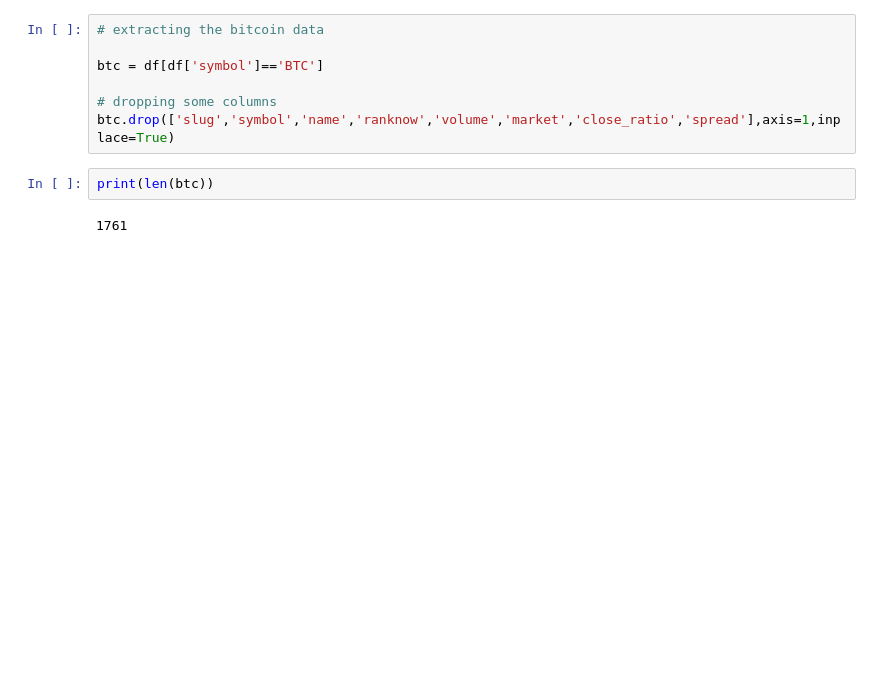
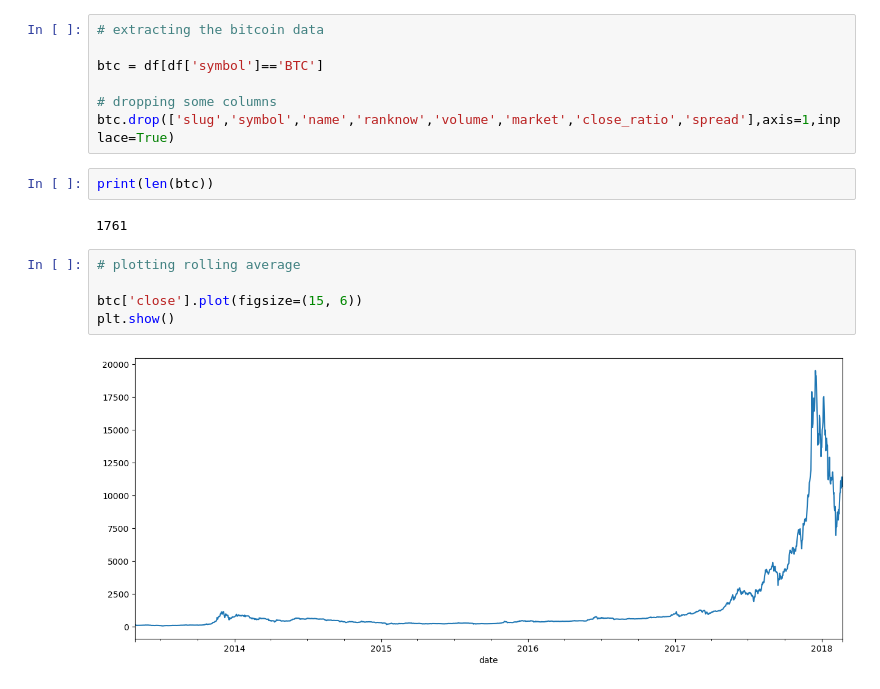
Before and after one commit to alliajagbe/crypto-prediction, a Jupyter notebook: crypto.ipynb, the cells around one changed output. Drawn from its saved outputs; the diff is of its cells as text; blank space fills up the shorter version.

```diff
--- a/crypto.ipynb
+++ b/crypto.ipynb
@@ -45,3 +45,10 @@ btc.drop(['slug','symbol','name','ranknow','volume','market','close_ratio','spre
 print(len(btc))
 # %% [output]
 1761
+# %%
+# plotting rolling average
+
+btc['close'].plot(figsize=(15, 6))
+plt.show()
+# %% [output]
+[figure, added]
```
